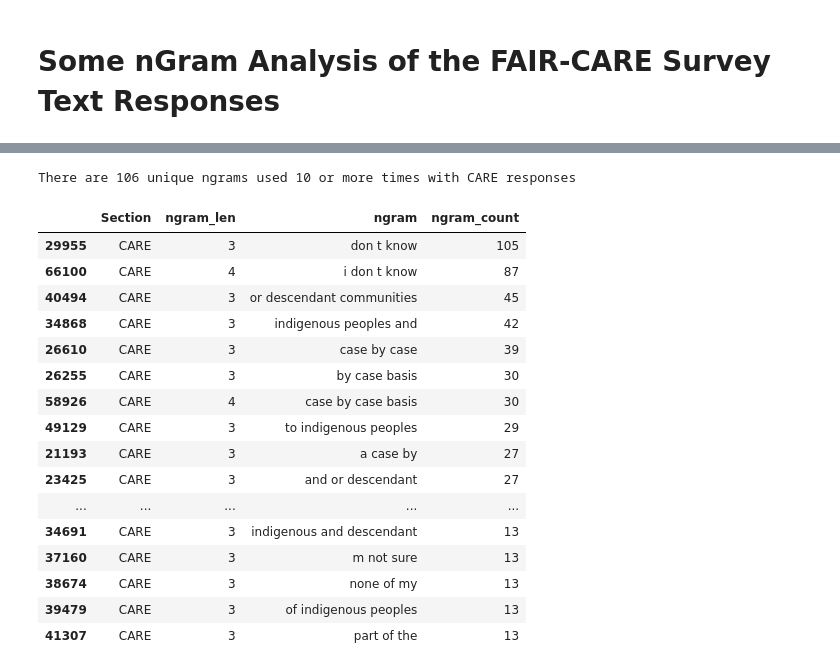
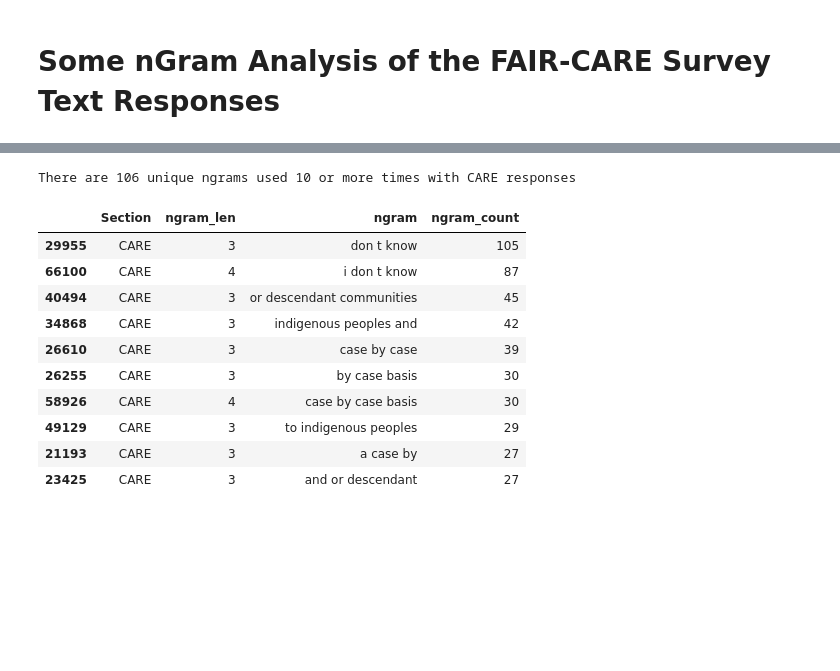
Before and after one commit to ekansa/open-context-jupyter, a Jupyter notebook: notebooks/FAIR+CARE Survey nGrams.ipynb, the cells around one changed output, grey strips where cells are left out. Drawn from its saved outputs; the diff is of its cells as text; code cells hidden in the pictures; blank space fills up the shorter version.

```diff
--- a/notebooks/FAIR+CARE Survey nGrams.ipynb
+++ b/notebooks/FAIR+CARE Survey nGrams.ipynb
@@ -52,31 +68,25 @@ There are 216120 unique ngrams
 # %%
 # Repeatly used ngrams
 # First Show results for the CARE
 ngram_count_threshold = 10
 section = 'CARE'
 rep_ngram_index = ((df_ngram_gp2['ngram_count'] >= ngram_count_threshold) & (df_ngram_gp2['ngram_len'] >= 3) & df_ngram_gp2['Section'].isin([section]))
 print(f'There are {len(df_ngram_gp2[rep_ngram_index].index)} unique ngrams used {ngram_count_threshold} or more times with {section} responses')
 
-df_ngram_gp2[rep_ngram_index].head(50)
+df_ngram_gp2[rep_ngram_index].head(10)
 # %% [output]
 There are 106 unique ngrams used 10 or more times with CARE responses
 |  | Section | ngram_len | ngram | ngram_count |
 | 29955 | CARE | 3 | don t know | 105 |
 | 66100 | CARE | 4 | i don t know | 87 |
 | 40494 | CARE | 3 | or descendant communities | 45 |
 | 34868 | CARE | 3 | indigenous peoples and | 42 |
 | 26610 | CARE | 3 | case by case | 39 |
 | 26255 | CARE | 3 | by case basis | 30 |
 | 58926 | CARE | 4 | case by case basis | 30 |
 | 49129 | CARE | 3 | to indigenous peoples | 29 |
 | 21193 | CARE | 3 | a case by | 27 |
 | 23425 | CARE | 3 | and or descendant | 27 |
-| ... | ... | ... | ... | ... |
-| 34691 | CARE | 3 | indigenous and descendant | 13 |
-| 37160 | CARE | 3 | m not sure | 13 |
-| 38674 | CARE | 3 | none of my | 13 |
-| 39479 | CARE | 3 | of indigenous peoples | 13 |
-| 41307 | CARE | 3 | part of the | 13 |
 # %%
 # Repeatly used ngrams
 # First Show results for the CARE
```
Also changed, not shown: parts of 16 cells of this notebook, 6 other files.
